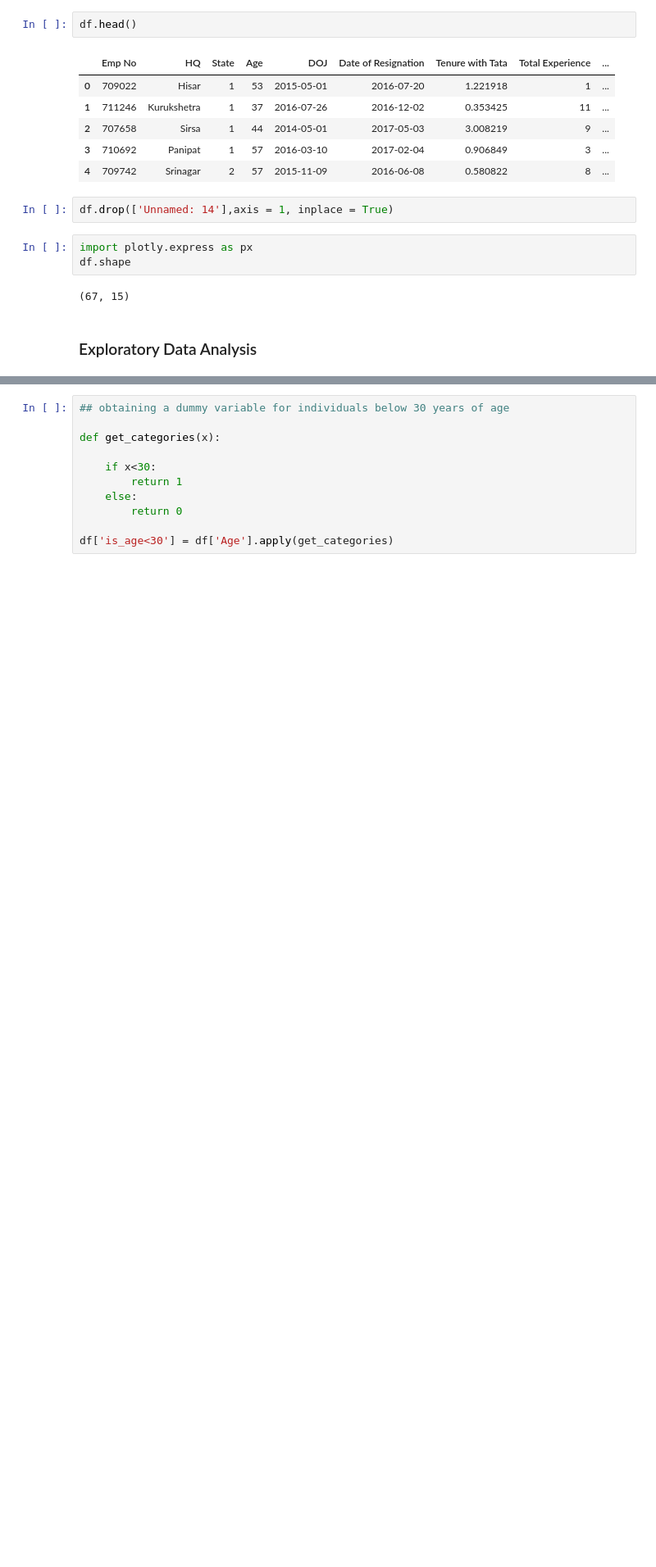
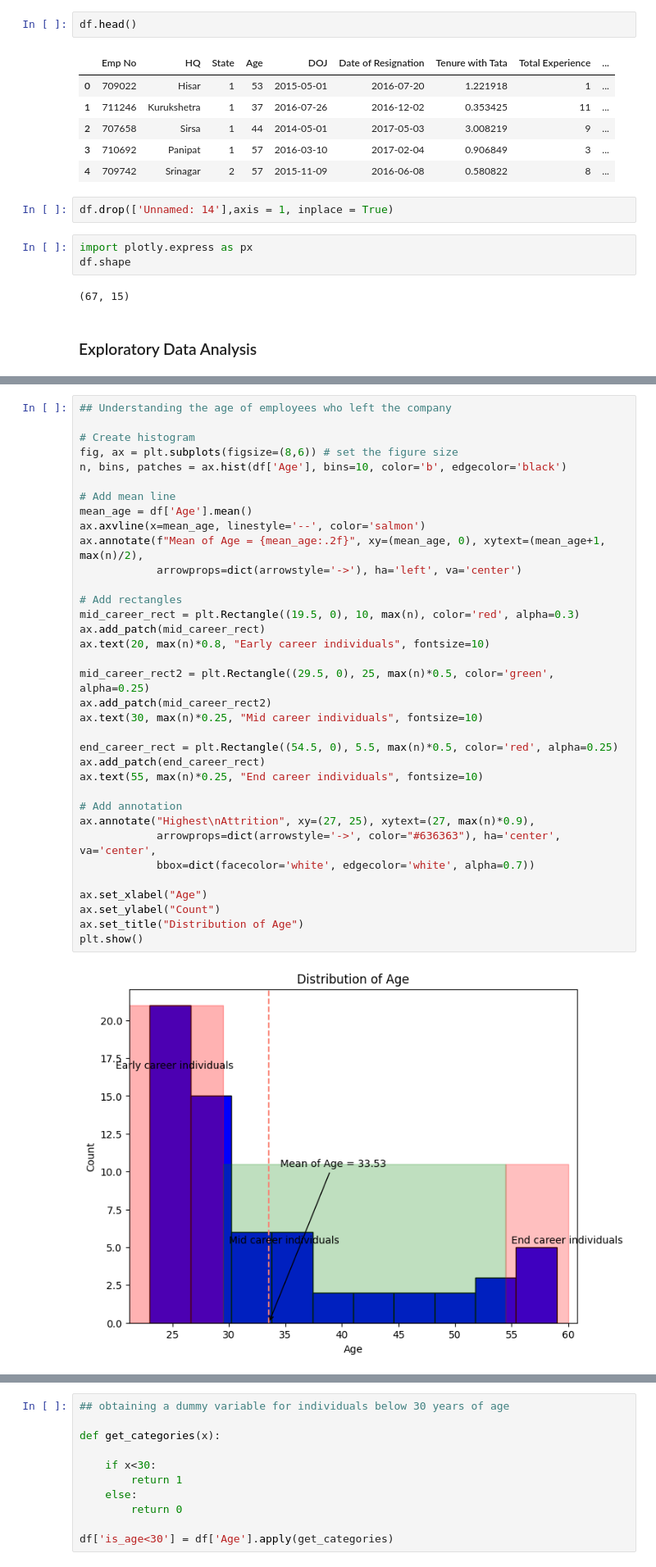
Before and after one commit to palsoumyadeep/Personal-Projects, a Jupyter notebook: HR Attrition Analysis/main.ipynb, the cells around one changed output, grey strips where cells are left out. Shown: that part at 82% size. Cells and saved outputs as stored; diff of their text form; blank space fills up the shorter version.

```diff
--- a/HR Attrition Analysis/main.ipynb
+++ b/HR Attrition Analysis/main.ipynb
@@ -39 +34,38 @@ fig_age.show()
+# %%
+## Understanding the age of employees who left the company
+
+# Create histogram
+fig, ax = plt.subplots(figsize=(8,6)) # set the figure size
+n, bins, patches = ax.hist(df['Age'], bins=10, color='b', edgecolor='black')
+
+# Add mean line
+mean_age = df['Age'].mean()
+ax.axvline(x=mean_age, linestyle='--', color='salmon')
+ax.annotate(f"Mean of Age = {mean_age:.2f}", xy=(mean_age, 0), xytext=(mean_age+1, max(n)/2),
+            arrowprops=dict(arrowstyle='->'), ha='left', va='center')
+
+# Add rectangles
+mid_career_rect = plt.Rectangle((19.5, 0), 10, max(n), color='red', alpha=0.3)
+ax.add_patch(mid_career_rect)
+ax.text(20, max(n)*0.8, "Early career individuals", fontsize=10)
+
+mid_career_rect2 = plt.Rectangle((29.5, 0), 25, max(n)*0.5, color='green', alpha=0.25)
+ax.add_patch(mid_career_rect2)
+ax.text(30, max(n)*0.25, "Mid career individuals", fontsize=10)
+
+end_career_rect = plt.Rectangle((54.5, 0), 5.5, max(n)*0.5, color='red', alpha=0.25)
+ax.add_patch(end_career_rect)
+ax.text(55, max(n)*0.25, "End career individuals", fontsize=10)
+
+# Add annotation
+ax.annotate("Highest\nAttrition", xy=(27, 25), xytext=(27, max(n)*0.9),
+            arrowprops=dict(arrowstyle='->', color="#636363"), ha='center', va='center',
+            bbox=dict(facecolor='white', edgecolor='white', alpha=0.7))
+
+ax.set_xlabel("Age")
+ax.set_ylabel("Count")
+ax.set_title("Distribution of Age")
+plt.show()
+# %% [output]
+[figure, added]
 # %% [markdown]
```
Also changed, not shown: parts of 46 cells of this notebook, 34 other files.
